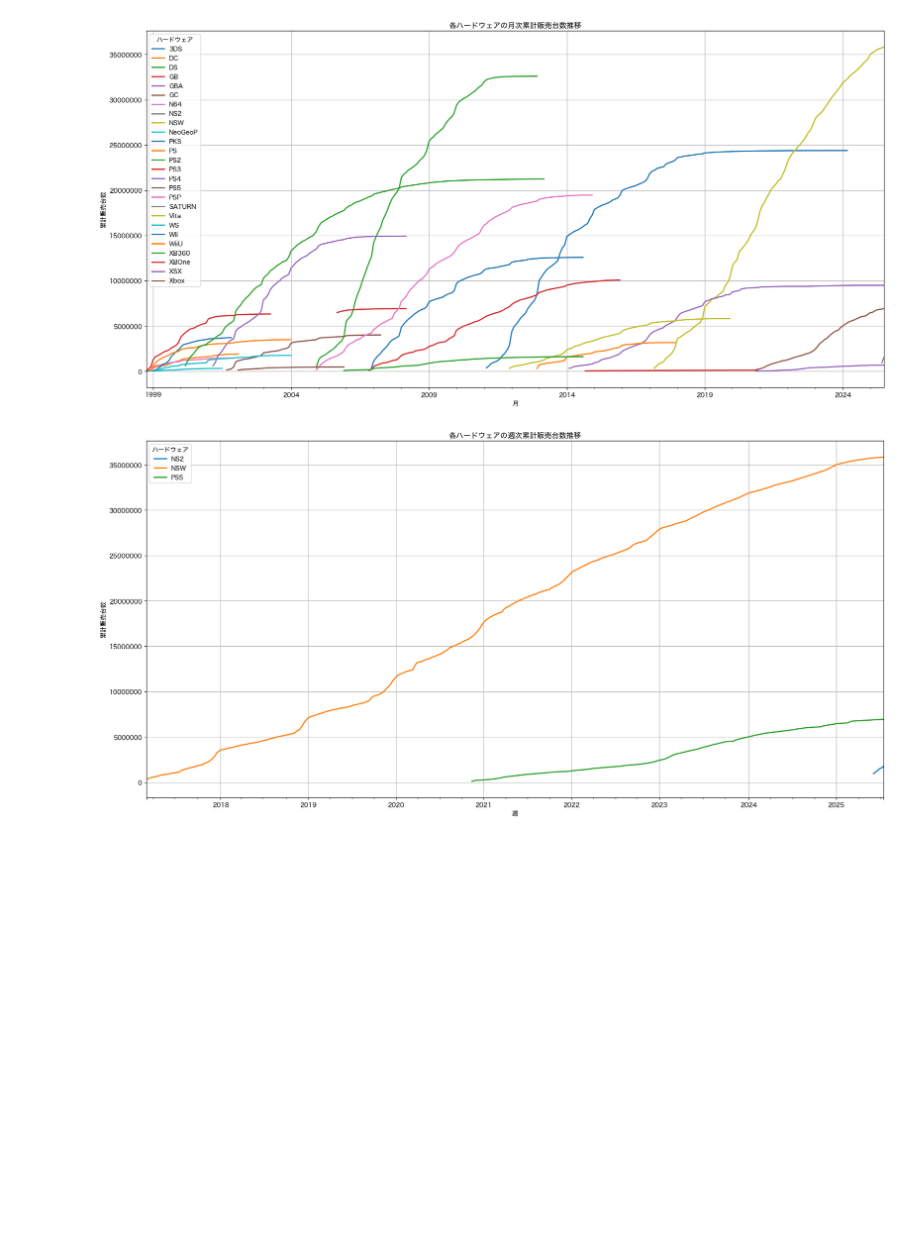
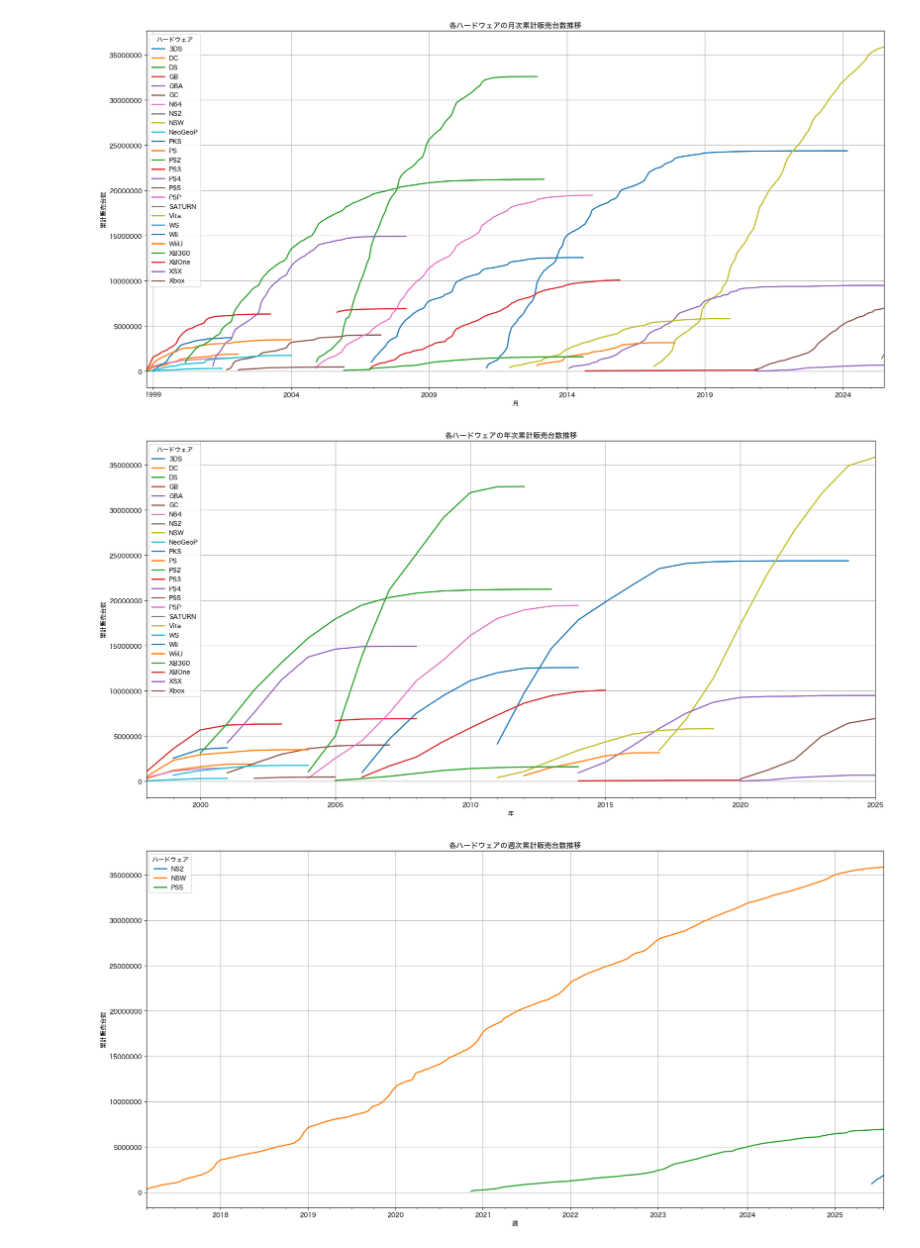
Before and after one commit to hidenden/gamedata, a Jupyter notebook: analysis/cumulative_graph.ipynb, the cells around one changed output. Cells and saved outputs as stored; diff of their text form; code cells hidden in the pictures; blank space fills up the shorter version.

```diff
--- a/analysis/cumulative_graph.ipynb
+++ b/analysis/cumulative_graph.ipynb
@@ -43,4 +50,9 @@ fig = ph.plot_cumulative_sales(hard_sales_df, hard_list, monthly=True)
 fig.show()
 # %% [output]
 [figure]
+# %%
+fig = ph.plot_cumulative_sales(hard_sales_df, mode="year")
+fig.show()
+# %% [output]
+[figure, added]
 # %%
```
Also changed, not shown: parts of 5 cells of this notebook, 1 other file.
